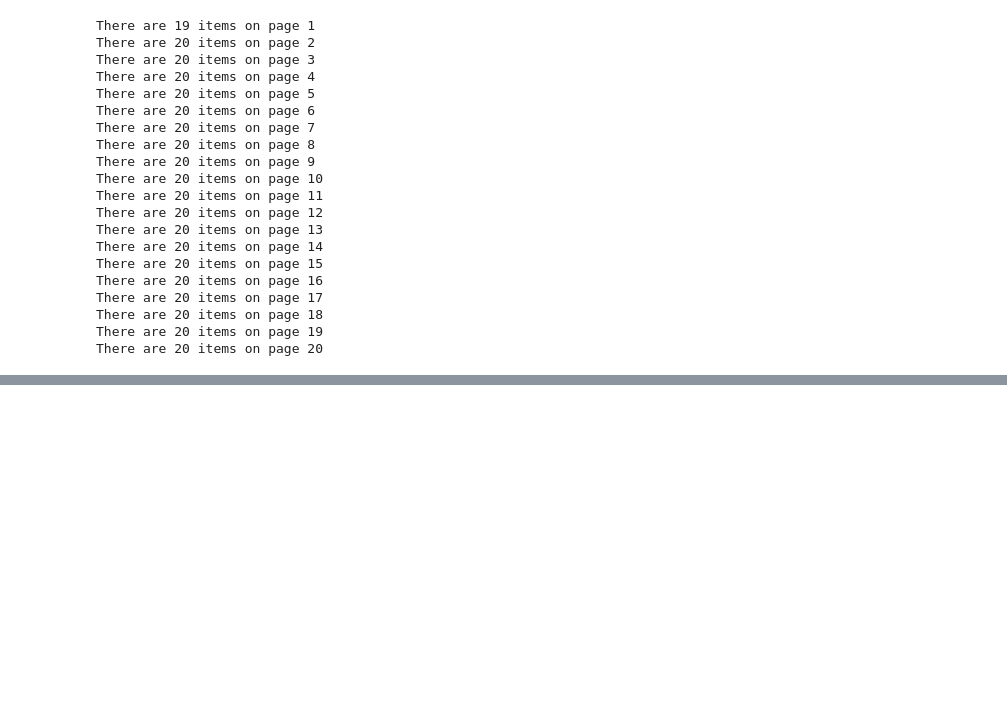
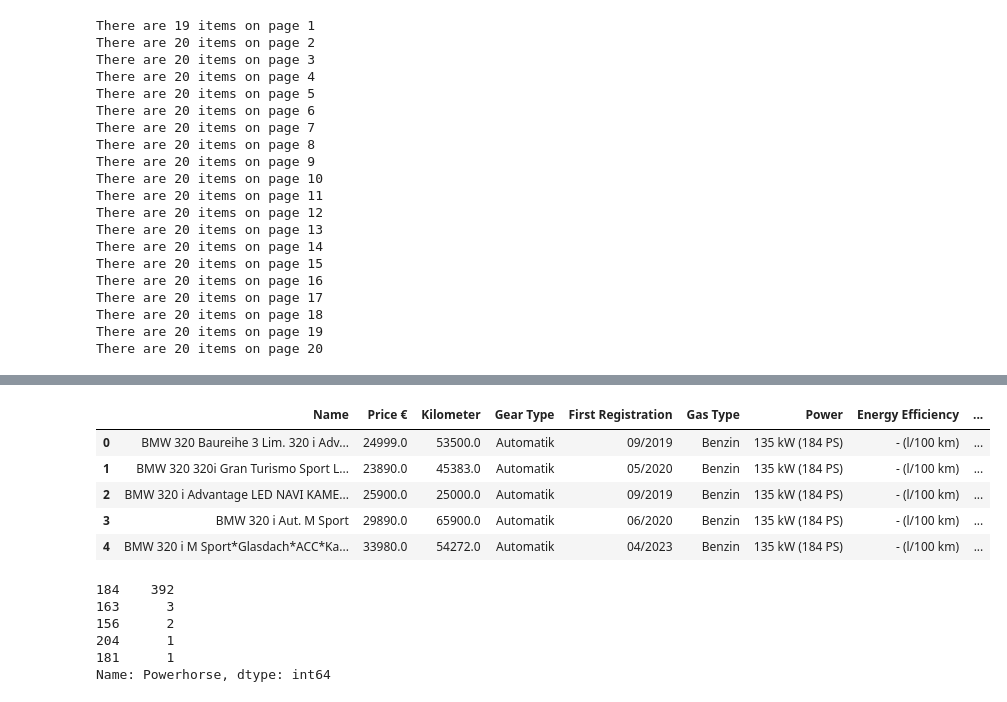
Before and after one commit to hoanghai94923/autoscout24, a Jupyter notebook: code.ipynb, the cells around one changed output, grey strips where cells are left out. Cells and saved outputs as stored; diff of their text form; code cells hidden in the pictures; blank space fills up the shorter version.

```diff
--- a/code.ipynb
+++ b/code.ipynb
@@ -235,0 +235,24 @@ df.groupby(['Registration Year'])[['Price €', 'Kilometer']].mean().plot(x="Kil
+# %%
+#UPDATE
+#It just caught my attention that there might be slight chance that the powerhorse of the car might affect the price (the stronger the car, the more expensive). Although I know this value should be the same for the same model (BMW 320), I still check it to make sure
+#Now extract the information from the Power column. Same procedures
+df['Powerhorse'] = df['Power'].str.extractall('(\d+)').unstack()[0][1]
+df.head()
+# %% [output]
+|  | Name | Price € | Kilometer | Gear Type | First Registration | Gas Type | Power | Energy Efficiency | ... |
+| 0 | BMW 320 Baureihe 3 Lim. 320 i Adv... | 24999.0 | 53500.0 | Automatik | 09/2019 | Benzin | 135 kW (184 PS) | - (l/100 km) | ... |
+| 1 | BMW 320 320i Gran Turismo Sport L... | 23890.0 | 45383.0 | Automatik | 05/2020 | Benzin | 135 kW (184 PS) | - (l/100 km) | ... |
+| 2 | BMW 320 i Advantage LED NAVI KAME... | 25900.0 | 25000.0 | Automatik | 09/2019 | Benzin | 135 kW (184 PS) | - (l/100 km) | ... |
+| 3 | BMW 320 i Aut. M Sport | 29890.0 | 65900.0 | Automatik | 06/2020 | Benzin | 135 kW (184 PS) | - (l/100 km) | ... |
+| 4 | BMW 320 i M Sport*Glasdach*ACC*Ka... | 33980.0 | 54272.0 | Automatik | 04/2023 | Benzin | 135 kW (184 PS) | - (l/100 km) | ... |
+# %%
+#Let's check for the number of frequencies of each possible unique value
+#The result is in line with my expectation. 184 PS prevails ==> So, the conclusion above is still valid
+df['Powerhorse'].value_counts()
+# %% [output]
+184    392
+163      3
+156      2
+204      1
+181      1
+Name: Powerhorse, dtype: int64
```
Also changed, not shown: parts of 11 cells of this notebook.
